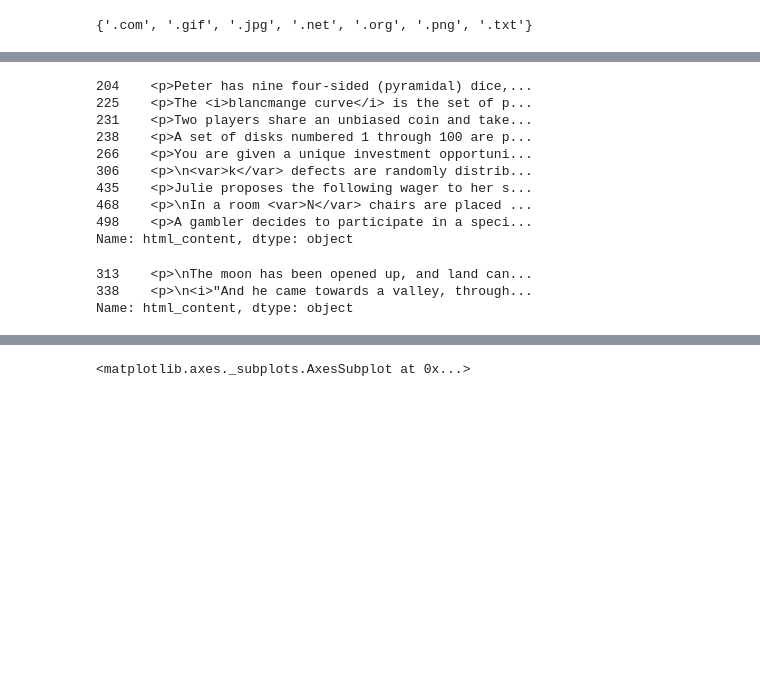
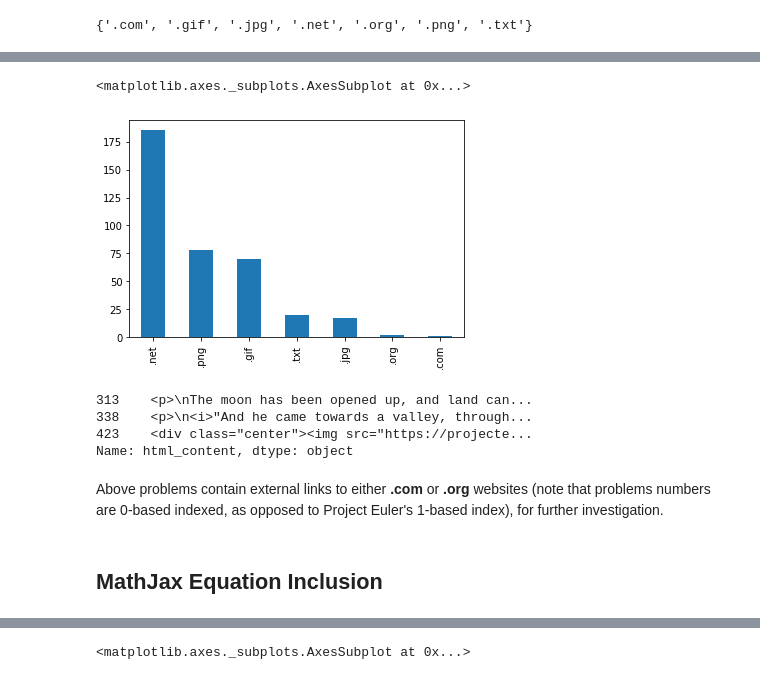
Before and after one commit to Gendo90/Project-Euler-Dataset, a Jupyter notebook: PE EDA.ipynb, the cells around one changed output, grey strips where cells are left out. Drawn from its saved outputs; the diff is of its cells as text; code cells hidden in the pictures; blank space fills up the shorter version.

```diff
--- a/PE EDA.ipynb
+++ b/PE EDA.ipynb
@@ -227,0 +185,4 @@ data_counts # note that .net should not be 186, need to change data scraping and
+# %%
+data_counts = pd.Series(index=image_counts.keys(), data=image_counts.values())
+data_counts = data_counts.sort_values(ascending=False)
+data_counts
@@ -228,22 +198,19 @@ data_counts # note that .net should not be 186, need to change data scraping and
+# %%
+data_counts.plot(kind="bar")
+# %% [output]
+<matplotlib.axes._subplots.AxesSubplot at 0x...>
+[figure, added]
 # %%
-df["html_content"][df["html_content"].str.contains(r"\.abc")]
+df["html_content"][df["html_content"].str.contains(r"\.(org|com)\b")]
 # %% [output]
-204    <p>Peter has nine four-sided (pyramidal) dice,...
-225    <p>The <i>blancmange curve</i> is the set of p...
-231    <p>Two players share an unbiased coin and take...
-238    <p>A set of disks numbered 1 through 100 are p...
-266    <p>You are given a unique investment opportuni...
-306    <p>\n<var>k</var> defects are randomly distrib...
-435    <p>Julie proposes the following wager to her s...
-468    <p>\nIn a room <var>N</var> chairs are placed ...
-498    <p>A gambler decides to participate in a speci...
+313    <p>\nThe moon has been opened up, and land can...
+338    <p>\n<i>"And he came towards a valley, through...
+423    <div class="center"><img src="https://projecte...
 Name: html_content, dtype: object
-# %%
-df["html_content"][df["html_content"].str.contains(r"\.org\b")]
-# %% [output]
-313    <p>\nThe moon has been opened up, and land can...
-338    <p>\n<i>"And he came towards a valley, through...
-Name: html_content, dtype: object
+# %% [markdown]
+Above problems contain external links to either **.com** or **.org** websites (note that problems numbers are 0-based indexed, as opposed to Project Euler's 1-based index), for further investigation.
+# %% [markdown]
+## MathJax Equation Inclusion
 # %%
 # mathjax problem count
 mathjax_check = df["html_content"].str.contains(r"\$.*\.*\$")
```
Also changed, not shown: parts of 27 cells of this notebook.
